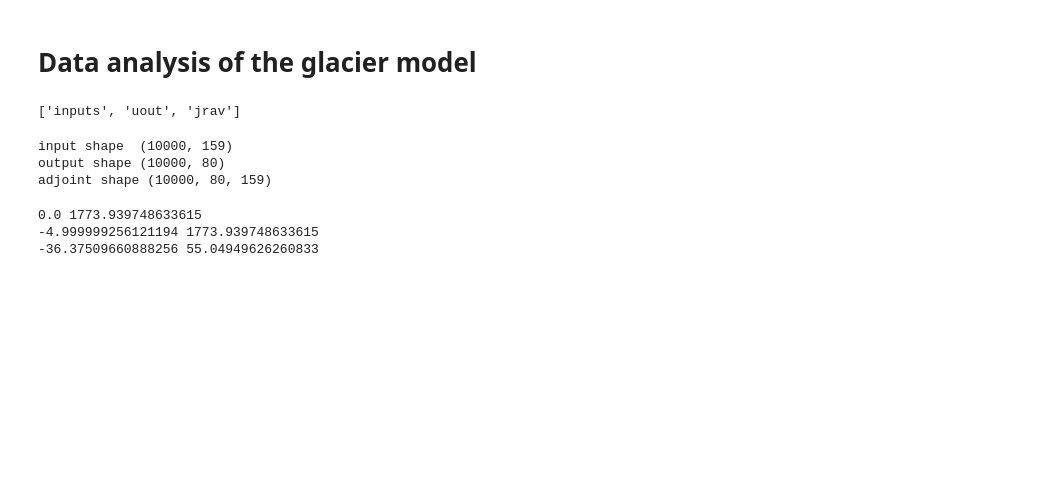
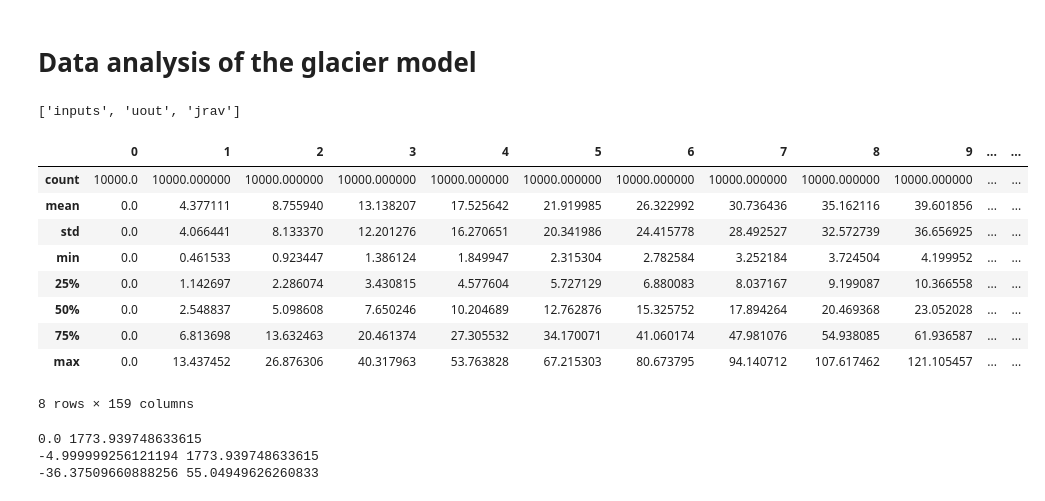
Before and after one commit to iamyixuan/DeepAdjoint, a Jupyter notebook: src/glaicer_model.ipynb, the cells around one changed output. Drawn from its saved outputs; the diff is of its cells as text; code cells hidden in the pictures; blank space fills up the shorter version.

```diff
--- a/src/glaicer_model.ipynb
+++ b/src/glaicer_model.ipynb
@@ -11,15 +11,32 @@ print(list(data.keys()))
 # %%
 inputs = data['inputs']
 uout = data['uout']
 jrav = data['jrav']
 
-print('input shape ', inputs.shape)
-print('output shape', uout.shape)
-print('adjoint shape', jrav.shape)
+# print('input shape ', inputs.shape)
+# print('output shape', uout.shape)
+# print('adjoint shape', jrav.shape)
+
+# # check which 79 variables are the physical model parameters instead of the solutions
+# # the last 79 variables are model parameters
+# # in the adjoint matching training, just focus on those.
+# plt.imshow(inputs, aspect='auto')
+# plt.show()
+
+import pandas as pd
+df = pd.DataFrame(inputs)
+df.describe()
 # %% [output]
+|  | 0 | 1 | 2 | 3 | 4 | 5 | 6 | 7 | 8 | 9 | ... | ... |
+| count | 10000.0 | 10000.000000 | 10000.000000 | 10000.000000 | 10000.000000 | 10000.000000 | 10000.000000 | 10000.000000 | 10000.000000 | 10000.000000 | ... | ... |
+| mean | 0.0 | 4.377111 | 8.755940 | 13.138207 | 17.525642 | 21.919985 | 26.322992 | 30.736436 | 35.162116 | 39.601856 | ... | ... |
+| std | 0.0 | 4.066441 | 8.133370 | 12.201276 | 16.270651 | 20.341986 | 24.415778 | 28.492527 | 32.572739 | 36.656925 | ... | ... |
+| min | 0.0 | 0.461533 | 0.923447 | 1.386124 | 1.849947 | 2.315304 | 2.782584 | 3.252184 | 3.724504 | 4.199952 | ... | ... |
+| 25% | 0.0 | 1.142697 | 2.286074 | 3.430815 | 4.577604 | 5.727129 | 6.880083 | 8.037167 | 9.199087 | 10.366558 | ... | ... |
+| 50% | 0.0 | 2.548837 | 5.098608 | 7.650246 | 10.204689 | 12.762876 | 15.325752 | 17.894264 | 20.469368 | 23.052028 | ... | ... |
+| 75% | 0.0 | 6.813698 | 13.632463 | 20.461374 | 27.305532 | 34.170071 | 41.060174 | 47.981076 | 54.938085 | 61.936587 | ... | ... |
+| max | 0.0 | 13.437452 | 26.876306 | 40.317963 | 53.763828 | 67.215303 | 80.673795 | 94.140712 | 107.617462 | 121.105457 | ... | ... |
-input shape  (10000, 159)
-output shape (10000, 80)
-adjoint shape (10000, 80, 159)
+8 rows × 159 columns
 # %%
 inputs.std(axis=0)[-3:]
 from utils.plotter import Plotter
```
Also changed, not shown: parts of 7 cells of this notebook, 8 other files.
